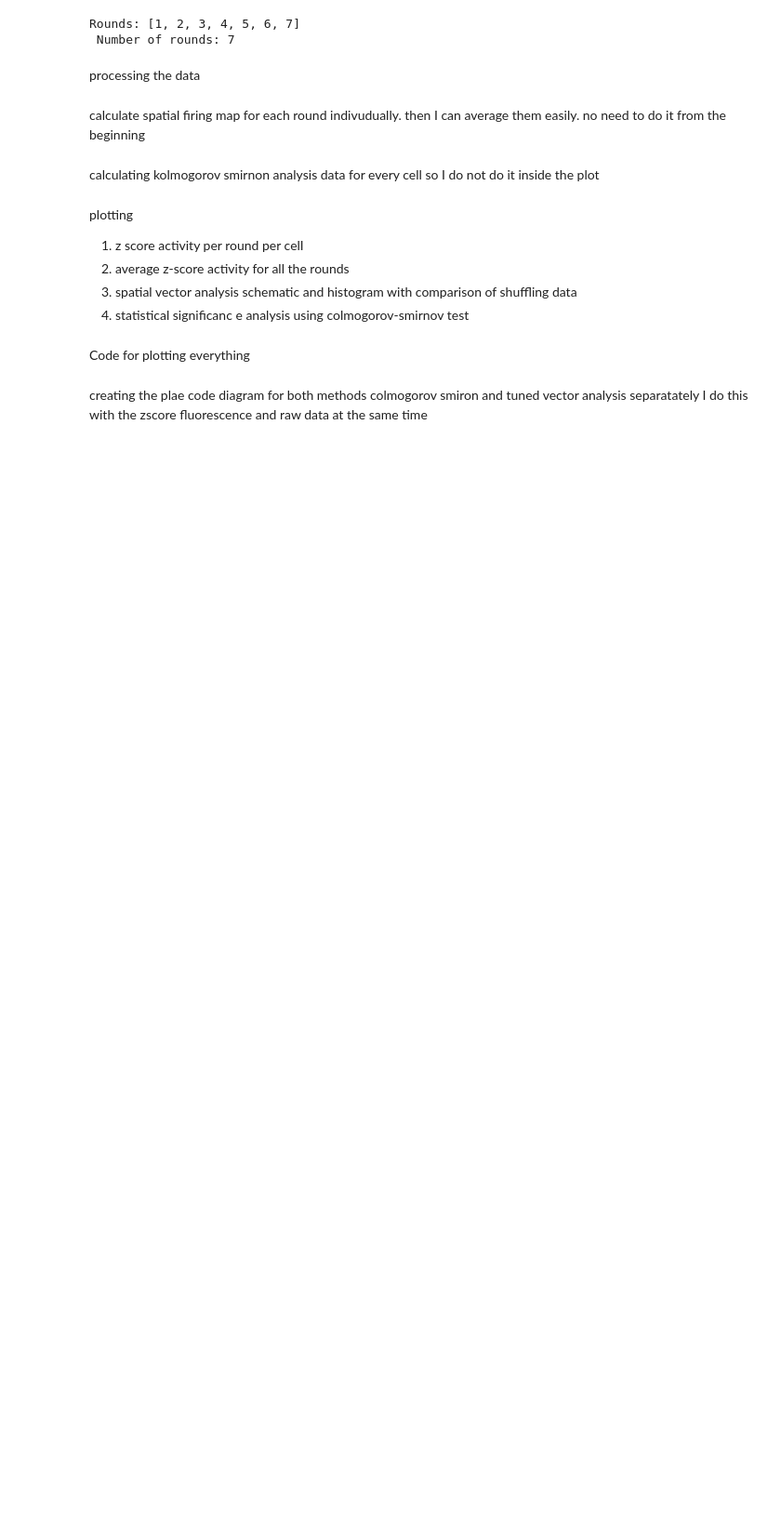
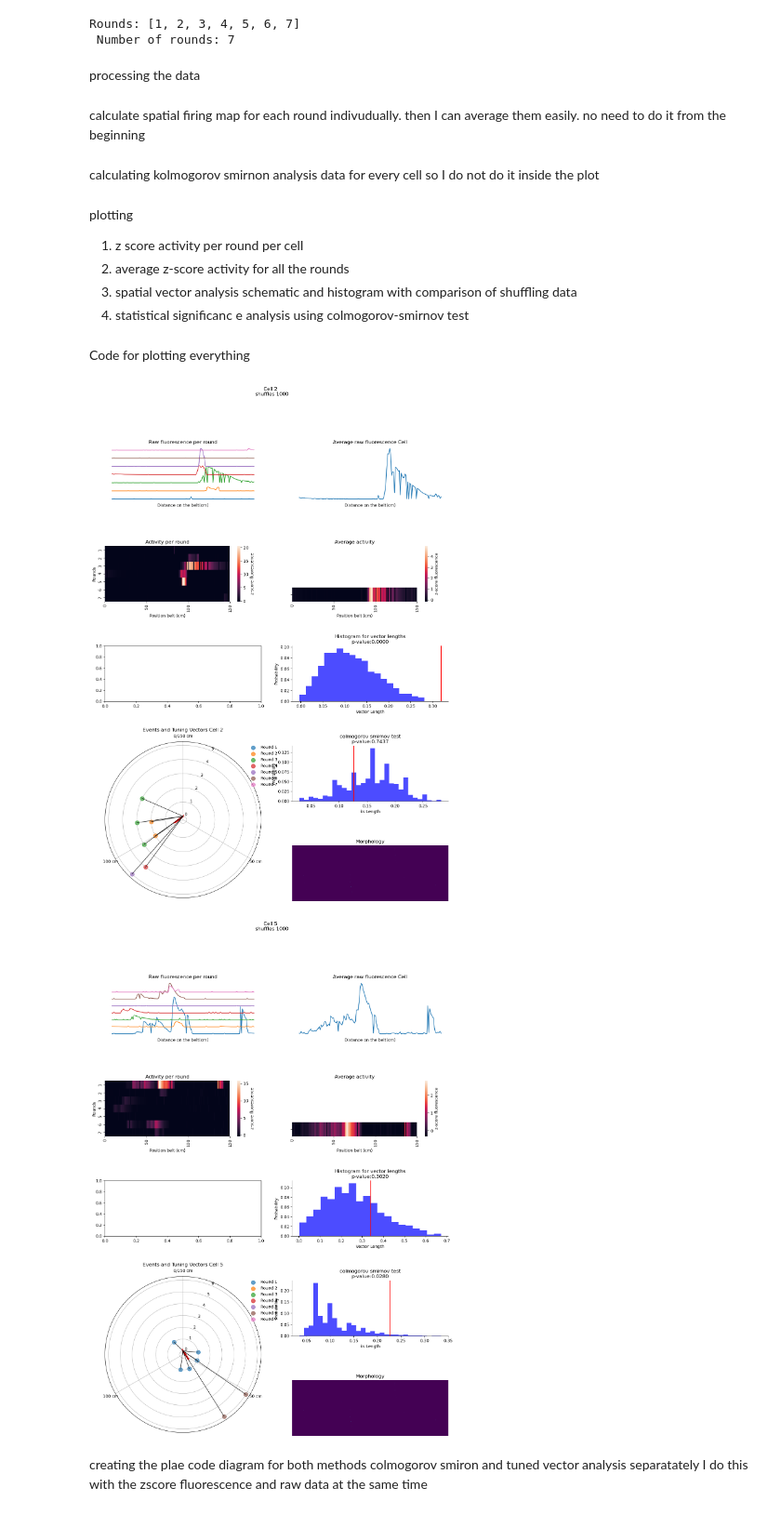
Before and after one commit to ttamiolakis/2p-place-coding, a Jupyter notebook: spatial_coding_test.ipynb, the cells around one changed output. Shown at 93% size. Drawn from its saved outputs; the diff is of its cells as text; code cells hidden in the pictures; blank space fills up the shorter version.

```diff
--- a/spatial_coding_test.ipynb
+++ b/spatial_coding_test.ipynb
@@ -191,6 +191,10 @@ with open(jason_path, "w") as json_file:
     json.dump(mouse_info, json_file,indent=jason_indent)
 # %% [markdown]
 calculating kolmogorov smirnon analysis data for every cell so I do not do it inside the plot
+# %%
+#extracting morphologz of all cells
+
+spatial=cell_morphology(cnmf_file)
 # %% [markdown]
 plotting
 1. z score activity per round per cell
@@ -522,7 +526,7 @@ place_cells_both_methods=[]
 place_cells_tuned_vector=[]
 place_cells_ks_test=[]
 
-for cell in cells_with_events:
+for cell in cells_with_events[:5]:
 
     data=firing_rate_maps[cell]
     data_avg=avr_firing_rate_maps[cell]
@@ -534,7 +538,7 @@ for cell in cells_with_events:
     # creating the plot where I will put all of the suplots inside
     ###################################################
 
-    fig, ax = plt.subplots(4, 2, figsize=(15, 15))
+    fig, ax = plt.subplots(5, 2, figsize=(15, 20))
     plt.subplots_adjust(hspace=0.4,wspace=0.2)
     fig.suptitle(f'Cell {cell} \n shuffles {shuffling_times}')
 
@@ -779,34 +783,67 @@ for cell in cells_with_events:
     ax[3,1].set_xlabel('ks Length')
     ax[3,1].set_ylabel('Probability')
     # Remove right and upper axes
     ax[3,1].spines['right'].set_visible(False)
     ax[3,1].spines['top'].set_visible(False)
     ax[3,1].set_title(f'colmogorov smirnov test\np-value:{p_value_ks:.4f}')
     ax[3,1].grid(False)
 
     if p_value_vector < 0.05:
         place_cells_tuned_vector.append(cell)
     if p_value_ks < 0.05:
         place_cells_ks_test.append(cell)
 
 
 
         # Check the p-value and save the figure to the appropriate PDF file
     if p_value_vector < 0.05 and p_value_ks < 0.05:
         place_cells_both_methods.append(cell)
         significant_cells.savefig(fig)
     else:
         non_significant_cells.savefig(fig)
 
-    plt.subplots_adjust(hspace=0.7)
+
+    #plotting cells morphology
+
+    cell_morphology = np.reshape(spatial[:,cell], (512, 512)) # (262144 -> 512x512, i.e. "unflatten")
+    indices=np.where(spatial>0)
+
+    v_viz=20 #value for better visualization
+
+    #filtered=gaussian_filter(spatial,sigma=-1)
+
+    # Determine minimum and maximum row and column indices
+    min_row, max_row = np.min(indices[0]), np.max(indices[0])
+    min_col, max_col = np.min(indices[1]), np.max(indices[1])
+
+    # Extract the sub-array corresponding to the area where the cell appears
+    viz_values=np.array([min_row-v_viz,max_row+1+v_viz,min_col-v_viz,max_col+1+v_viz])
+    # Replace any value less than zero with zero
+    viz_values[viz_values < 0] = 0
+
+    sub_data = spatial[viz_values[0]:viz_values[1], viz_values[2]:viz_values[3]]
+
+    # Plot the sub-array using Seaborn's heatmap
+
+    sns.heatmap(sub_data, cmap='viridis',cbar=False,ax=ax[4,1])
+    ax[4,1].set_xticks([])
+    ax[4,1].set_yticks([])
+    ax[4,1].set_title(f'Morphology')
+
+    #ax[4,1].axis['off']
+
+    plt.subplots_adjust(hspace=0.8)
 
     plt.ioff() #this is so I dont have to show the plots but only store them
 
     plt.show()
 
 # Close the PDF files after saving all figures
 significant_cells.close()
 non_significant_cells.close()
+# %% [output]
+[figure, added]
+[figure, added]
 # %%
 #storing place cell information in jason
 #storing round info to jason
```
Also changed, not shown: parts of 1 cell of this notebook, 1 other file.
